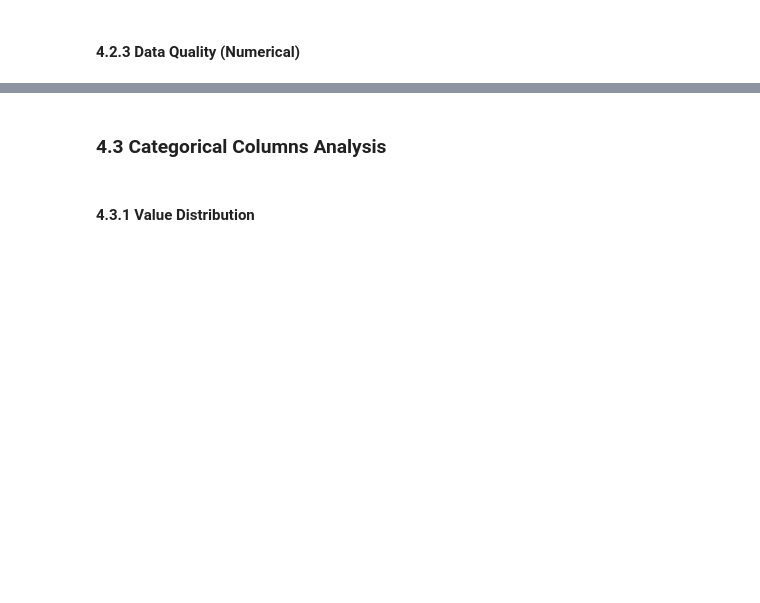
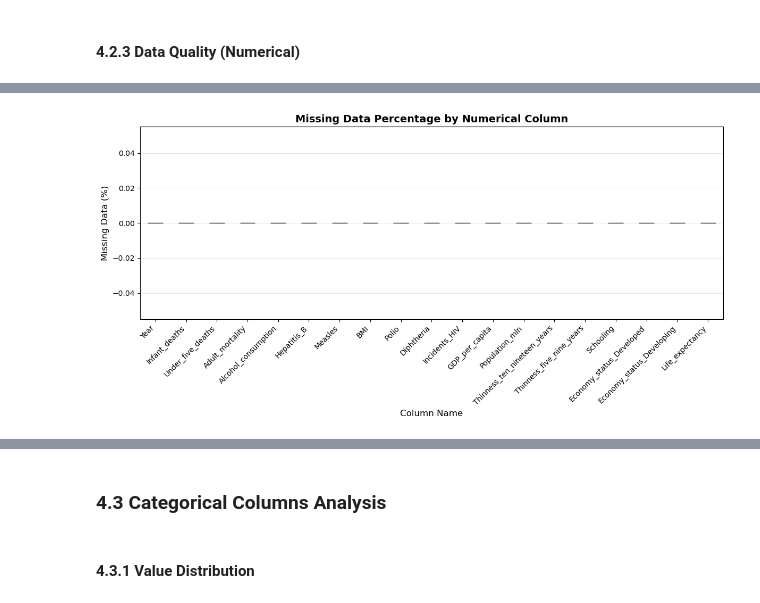
Before and after one commit to Shinoaki0145/Life_Expectancy_WHO, a Jupyter notebook: src/main.ipynb, the cells around one changed output, grey strips where cells are left out. Drawn from its saved outputs; the diff is of its cells as text; code cells hidden in the pictures; blank space fills up the shorter version.

```diff
--- a/src/main.ipynb
+++ b/src/main.ipynb
@@ -213,7 +1087,98 @@ print("Dataset loaded successfully")
 <a id="c423"></a>
 #### 4.2.3 Data Quality (Numerical)
 # %%
-# TODO: Data quality checks for numerical columns
-# - Percentage of missing values
-# - Impossible values (e.g., negative ages, prices = 0)
-# - Placeholder values (e.g., 999, -1, 0 indicating missing)
+quality_summary = []
+
+for col in numerical_cols:
+    total_count = len(df[col])
+    missing_count = df[col].isnull().sum()
+    missing_pct = (missing_count / total_count) * 100
+
+    non_missing = df[col].dropna()
+
+    # Check for impossible values
+    impossible_count = 0
+    impossible_issues = []
+
+    if len(non_missing) > 0:
+        # Negative values where they shouldn't exist
+        if col in ['Infant_deaths', 'Under_five_deaths', 'Adult_mortality',
+                   'Hepatitis_B', 'Measles', 'BMI', 'Polio', 'Diphtheria',
+                   'Population_mln', 'Schooling', 'Life_expectancy', 'GDP_per_capita']:
+            neg_count = (non_missing < 0).sum()
+            if neg_count > 0:
+                impossible_count += neg_count
+                impossible_issues.append(f"{neg_count} negative values")
+
+        # Percentage columns exceeding 100
+        if col in ['Hepatitis_B', 'Measles', 'Polio', 'Diphtheria']:
+            over_100 = (non_missing > 100).sum()
+            if over_100 > 0:
+                impossible_count += over_100
+                impossible_issues.append(f"{over_100} values > 100%")
+
+        # Binary columns outside [0,1]
+        if col in ['Economy_status_Developed', 'Economy_status_Developing']:
+            out_of_range = ((non_missing < 0) | (non_missing > 1)).sum()
+            if out_of_range > 0:
+                impossible_count += out_of_range
+                impossible_issues.append(f"{out_of_range} values outside [0,1]")
+
+    # Check for placeholder values (common placeholders: 0, -1, 999, 9999)
+    placeholder_count = 0
+    placeholder_issues = []
+
+    if len(non_missing) > 0:
+        # Check for excessive zeros (might indicate missing data)
+        if col not in ['Economy_status_Developed', 'Economy_status_Developing']:
+            zero_count = (non_missing == 0).sum()
+            zero_pct = (zero_count / len(non_missing)) * 100
+
+            # If more than 5% are zeros, might be suspicious
+            if zero_pct > 5 and col not in ['Incidents_HIV']:  # HIV can legitimately be 0
+                placeholder_count += zero_count
+                placeholder_issues.append(f"{zero_count} zeros ({zero_pct:.1f}%)")
+
+        # Check for -1 (common missing indicator)
+        neg_one_count = (non_missing == -1).sum()
+        if neg_one_count > 0:
+            placeholder_count += neg_one_count
+            placeholder_issues.append(f"{neg_one_count} values = -1")
+
+        # Check for 999 or 9999
+        placeholder_999 = ((non_missing == 999) | (non_missing == 9999)).sum()
+        if placeholder_999 > 0:
+            placeholder_count += placeholder_999
+            placeholder_issues.append(f"{placeholder_999} values = 999/9999")
+
+    quality_summary.append({
+        'Column': col,
+        'Total_Count': total_count,
+        'Missing_Count': missing_count,
+        'Missing_%': missing_pct,
+        'Impossible_Values': impossible_count,
+        'Impossible_Issues': '; '.join(impossible_issues) if impossible_issues else 'None',
+        'Potential_Placeholders': placeholder_count,
+        'Placeholder_Issues': '; '.join(placeholder_issues) if placeholder_issues else 'None'
+    })
+
+quality_df = pd.DataFrame(quality_summary)
+
+print("\nData Quality Summary:\n")
+display(quality_df)
+
+print("\nNo significant data quality issues found in numerical columns!")
+
+
+missing_pct = (df[numerical_cols].isnull().sum() / len(df) * 100).sort_values(ascending=False)
+
+plt.figure(figsize=(12, 6))
+missing_pct.plot(kind='bar', color='coral', edgecolor='black')
+plt.title('Missing Data Percentage by Numerical Column', fontsize=14, fontweight='bold')
+plt.xlabel('Column Name', fontsize=12)
+plt.ylabel('Missing Data (%)', fontsize=12)
+plt.xticks(rotation=45, ha='right')
+plt.grid(True, alpha=0.3, axis='y')
+plt.tight_layout()
+plt.show()
+# %% [output]
@@ -219,0 +1204 @@ print("Dataset loaded successfully")
+[figure, added]
```
Also changed, not shown: parts of 84 cells of this notebook.
